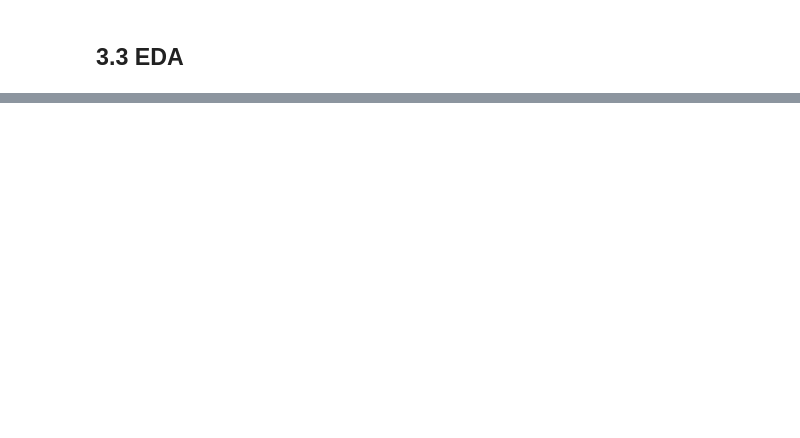
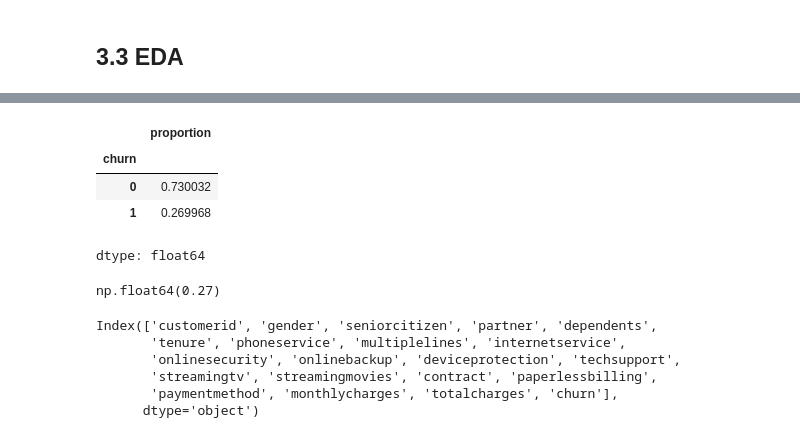
Before and after one commit to abliskan/ML-Zoomcamp-Personal-Note, a Jupyter notebook: 03_Classification/exercise/Week_3.ipynb, the cells around one changed output, grey strips where cells are left out. Saved outputs shown, nothing was run; the diff lists cells and outputs as text; code cells hidden in the pictures; blank space fills up the shorter version.

```diff
--- a/03_Classification/exercise/Week_3.ipynb
+++ b/03_Classification/exercise/Week_3.ipynb
@@ -117,0 +163,22 @@ del df_test['churn']
+# %%
+df_full_train.churn.value_counts(normalize=True)
+# %% [output]
+|  | proportion |
+| churn |  |
+| 0 | 0.730032 |
+| 1 | 0.269968 |
+dtype: float64
+# %%
+global_churn_rate = df_full_train.churn.mean()
+round(global_churn_rate, 2)
+# %% [output]
+np.float64(0.27)
+# %%
+df_full_train.columns
+# %% [output]
+Index(['customerid', 'gender', 'seniorcitizen', 'partner', 'dependents',
+       'tenure', 'phoneservice', 'multiplelines', 'internetservice',
+       'onlinesecurity', 'onlinebackup', 'deviceprotection', 'techsupport',
+       'streamingtv', 'streamingmovies', 'contract', 'paperlessbilling',
+       'paymentmethod', 'monthlycharges', 'totalcharges', 'churn'],
+      dtype='object')
```
Also changed, not shown: parts of 13 cells of this notebook.
